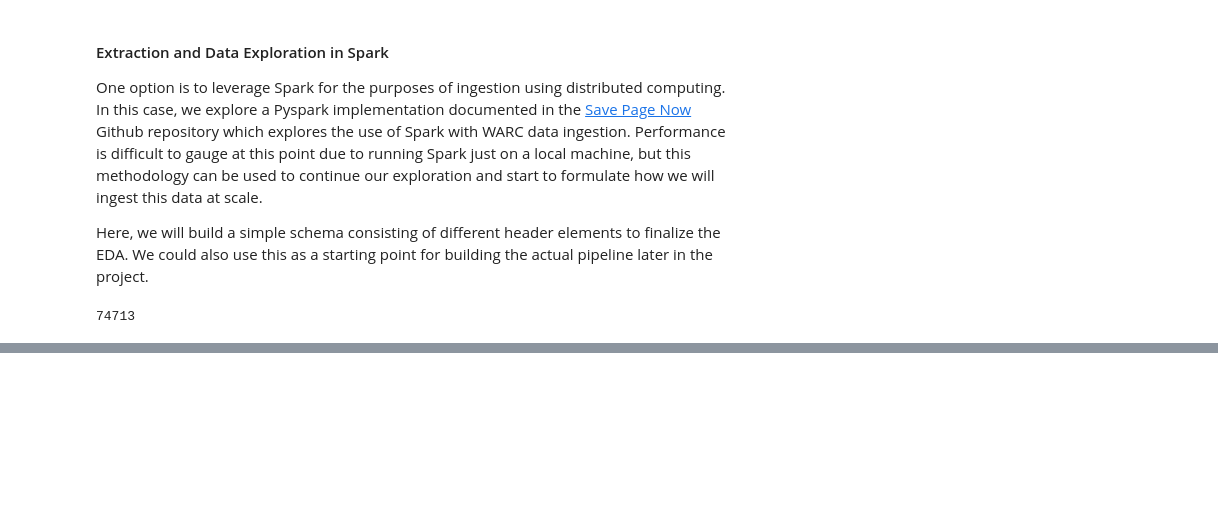
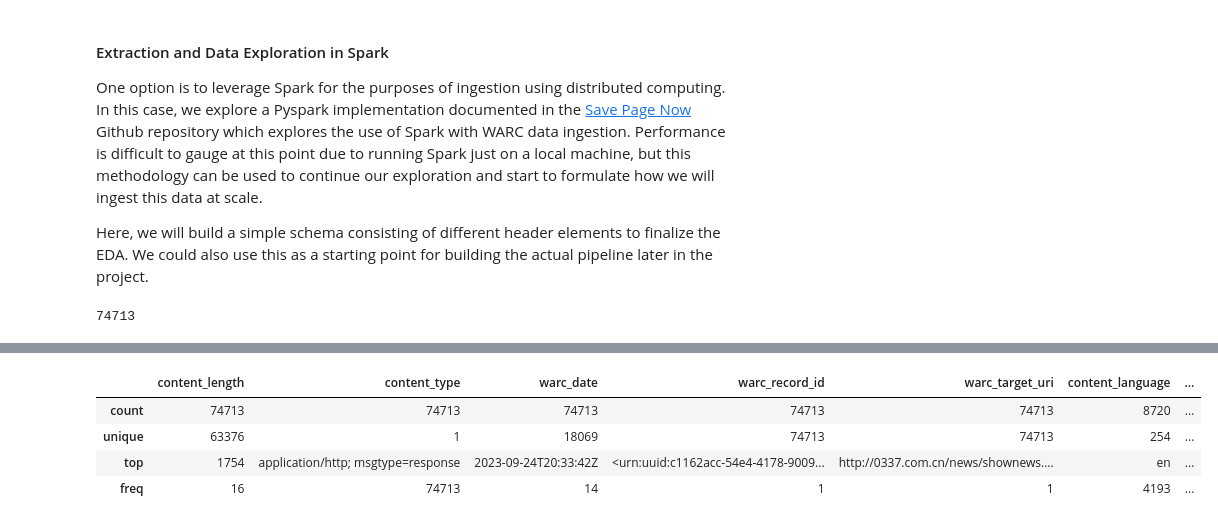
Before and after one commit to andrewcockerill/capstone-common-crawl, a Jupyter notebook: notebooks/nb_01_eda.ipynb, the cells around one changed output, grey strips where cells are left out. Saved outputs shown, nothing was run; the diff lists cells and outputs as text; code cells hidden in the pictures; blank space fills up the shorter version.

```diff
--- a/notebooks/nb_01_eda.ipynb
+++ b/notebooks/nb_01_eda.ipynb
@@ -241,0 +258,9 @@ results_df.count()
+# %%
+# Basic assessment of selected features, ingested as strings
+results_df.toPandas().describe()
+# %% [output]
+|  | content_length | content_type | warc_date | warc_record_id | warc_target_uri | content_language | ... |
+| count | 74713 | 74713 | 74713 | 74713 | 74713 | 8720 | ... |
+| unique | 63376 | 1 | 18069 | 74713 | 74713 | 254 | ... |
+| top | 1754 | application/http; msgtype=response | 2023-09-24T20:33:42Z | <urn:uuid:c1162acc-54e4-4178-9009... | http://0337.com.cn/news/shownews.... | en | ... |
+| freq | 16 | 74713 | 14 | 1 | 1 | 4193 | ... |
```
Also changed, not shown: parts of 6 cells of this notebook.
